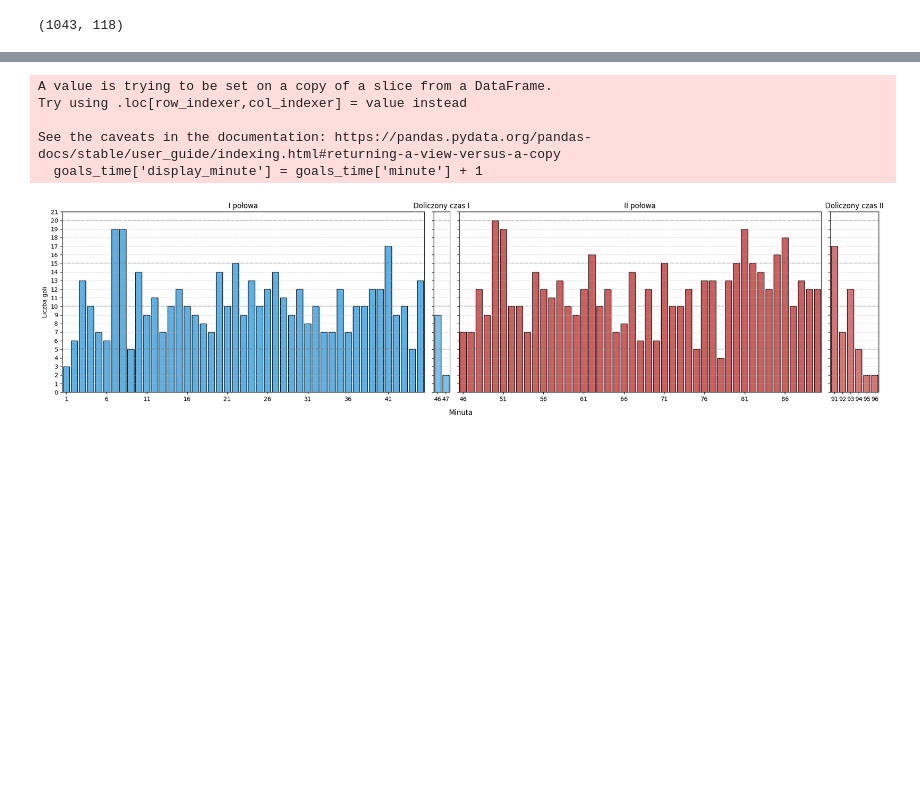
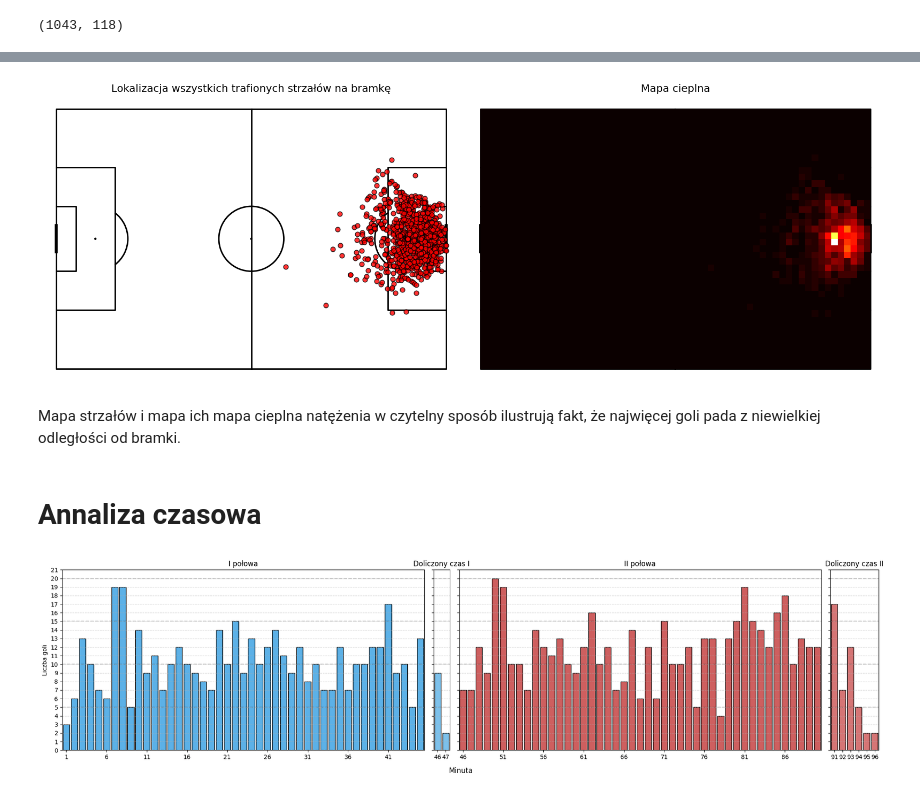
Before and after one commit to lodusm/Projekt_2025_pilka_nozna, a Jupyter notebook: 01_analiza_sezonu.ipynb, the cells around one changed output, grey strips where cells are left out. Drawn from its saved outputs; the diff is of its cells as text; code cells hidden in the pictures; blank space fills up the shorter version.

```diff
--- a/01_analiza_sezonu.ipynb
+++ b/01_analiza_sezonu.ipynb
@@ -197,6 +381,33 @@ print(goals.shape) #powinno być 1043
+# %%
+location_columns = ['location', 'player', 'shot_type']
+goals_loc = goals[location_columns].copy()
+goals_loc['x'] = goals_loc['location'].apply(lambda loc: loc[0])
+goals_loc['y'] = goals_loc['location'].apply(lambda loc: loc[1])
+
+# Boisko z biblioteki mplsoccer
+pitch = Pitch(pitch_type='statsbomb', line_color='black', pitch_color='white')
+fig, axes = pitch.draw(ncols=2, figsize=(16, 7))
+
+# Wykres punktowy
+pitch.scatter(goals_loc['x'], goals_loc['y'], ax=axes[0], color='red', edgecolors='black', s=40, alpha=0.8)
+axes[0].set_title('Lokalizacja wszystkich trafionych strzałów na bramkę', color='black', fontsize=14)
+
+# Heatmapa
+bin_stat = pitch.bin_statistic(goals_loc['x'], goals_loc['y'], statistic='count', bins=(60, 40))
+pitch.heatmap(bin_stat, ax=axes[1], cmap='hot', edgecolors=None)
+axes[1].set_title('Mapa cieplna', color='black', fontsize=14)
+
+plt.tight_layout()
+plt.show()
+# %% [output]
+[figure, added]
+# %% [markdown]
+Mapa strzałów i mapa ich mapa cieplna natężenia w czytelny sposób ilustrują fakt, że najwięcej goli pada z niewielkiej odległości od bramki.
+# %% [markdown]
+# Annaliza czasowa
 # %%
 time_cols = [ 'minute', 'period']
-goals_time = goals[time_cols]
+goals_time = goals[time_cols].copy()
 goals_time['display_minute'] = goals_time['minute'] + 1
 
 first_half = goals_time[(goals['period'] == 1) & (goals_time['minute'] < 45)]
@@ -256,7 +467,7 @@ axes[3].set_title('Doliczony czas II')
 
 for ax in axes:
     ax.grid(axis='y', linestyle='--', alpha=0.5, zorder=0)
-    ax.set_yticks(range(0, int(goals['display_minute'].value_counts().max()) + 2, 1))
+    ax.set_yticks(range(0, int(goals_time['display_minute'].value_counts().max()) + 2, 1))
     ax.set_xlabel('')
     y_max = ax.get_ylim()[1]
     for y in range(0, int(y_max)+1):
@@ -268,9 +479,4 @@ fig.text(0.5, -0.02, 'Minuta', ha='center', va='center', fontsize=12)
 plt.tight_layout()
 plt.show()
 # %% [output]
-A value is trying to be set on a copy of a slice from a DataFrame.
-Try using .loc[row_indexer,col_indexer] = value instead
-
-See the caveats in the documentation: https://pandas.pydata.org/pandas-docs/stable/user_guide/indexing.html#returning-a-view-versus-a-copy
-  goals_time['display_minute'] = goals_time['minute'] + 1
 [figure]
```
Also changed, not shown: parts of 26 cells of this notebook, 7 other files.
